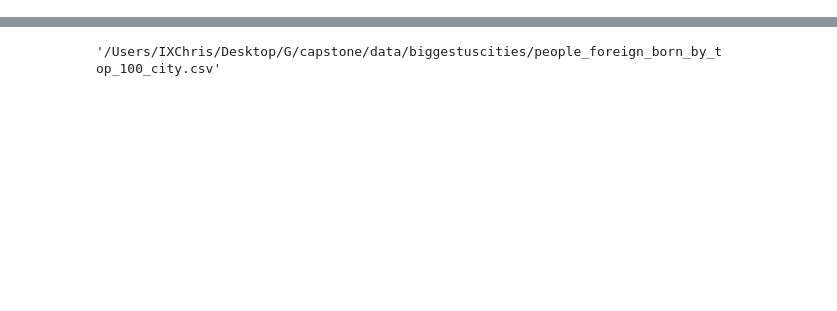
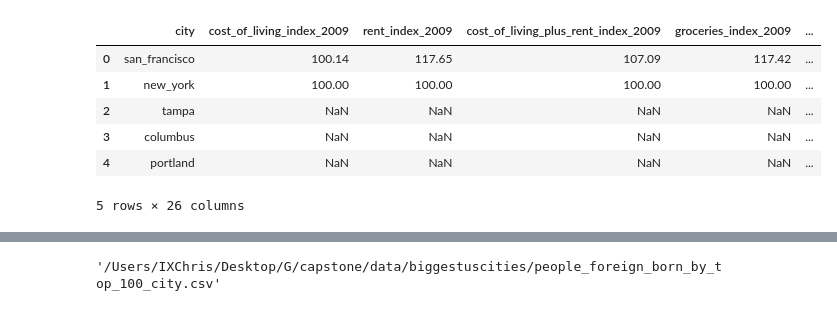
Before and after one commit to CLuiz/CityScapes, a Jupyter notebook: eda7_25.ipynb, the cells around one changed output, grey strips where cells are left out. Cells and saved outputs as stored; diff of their text form; code cells hidden in the pictures; blank space fills up the shorter version.

```diff
--- a/eda7_25.ipynb
+++ b/eda7_25.ipynb
@@ -83,0 +93,11 @@ merged7 = merged7[~merged7['state'].isin(value_list)]
+# %%
+merged7.reset_index(inplace=True)
+merged7.head()
+# %% [output]
+|  | city | cost_of_living_index_2009 | rent_index_2009 | cost_of_living_plus_rent_index_2009 | groceries_index_2009 | ... |
+| 0 | san_francisco | 100.14 | 117.65 | 107.09 | 117.42 | ... |
+| 1 | new_york | 100.00 | 100.00 | 100.00 | 100.00 | ... |
+| 2 | tampa | NaN | NaN | NaN | NaN | ... |
+| 3 | columbus | NaN | NaN | NaN | NaN | ... |
+| 4 | portland | NaN | NaN | NaN | NaN | ... |
+5 rows × 26 columns
```
Also changed, not shown: parts of 16 cells of this notebook, 4 other files.
